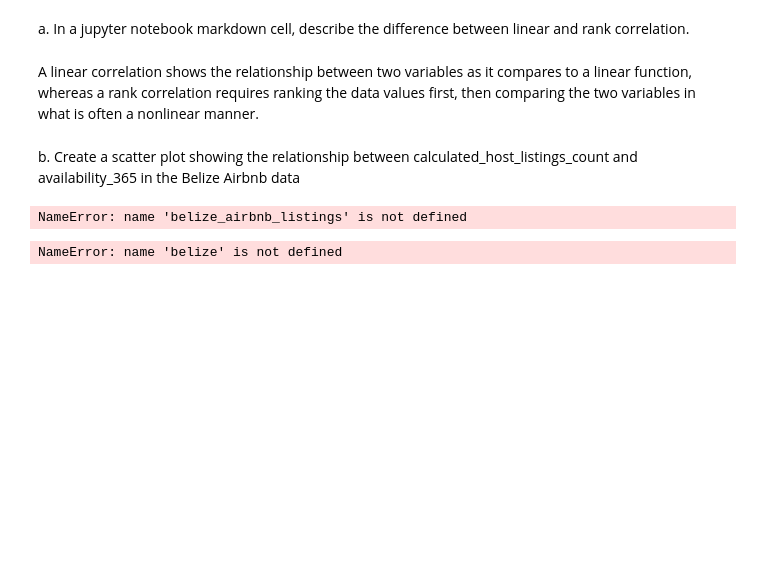
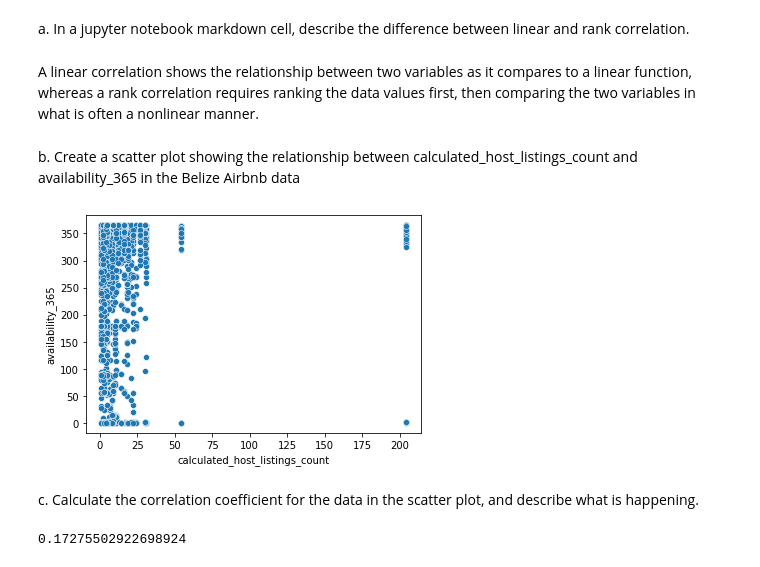
Before and after one commit to jmort16/week_09, a Jupyter notebook: Week 9 Group Activity.ipynb, the cells around one changed output. Cells and saved outputs as stored; diff of their text form; code cells hidden in the pictures; blank space fills up the shorter version.

```diff
--- a/Week 9 Group Activity.ipynb
+++ b/Week 9 Group Activity.ipynb
@@ -14,13 +14,20 @@ calculated_host_listings_count and availability_365 in the Belize Airbnb data
 # %%
 import seaborn as sns
 import pandas as pd
 import matplotlib.pyplot as plt
+import seaborn as sns
 
+belize = pd.read_csv('belize_airbnb_listings.csv')
+belize_df = pd.DataFrame(belize)
 
-belize = pd.read_csv(belize_airbnb_listings.csv)
+sns.scatterplot(x='calculated_host_listings_count', y='availability_365', data=belize_df)
+plt.show()
 # %% [output]
-NameError: name 'belize_airbnb_listings' is not defined
+[figure, added]
-# %%
-belize_df = pd.DataFrame(belize)
-# %% [output]
-NameError: name 'belize' is not defined
+# %% [markdown]
+c. Calculate the correlation coefficient for the data in the scatter plot, and describe
+what is happening.
+# %%
+belize_df['calculated_host_listings_count'].corr(belize_df['availability_365'])
+# %% [output]
+0.17275502922698924
```
Also changed, not shown: parts of 5 cells of this notebook.
